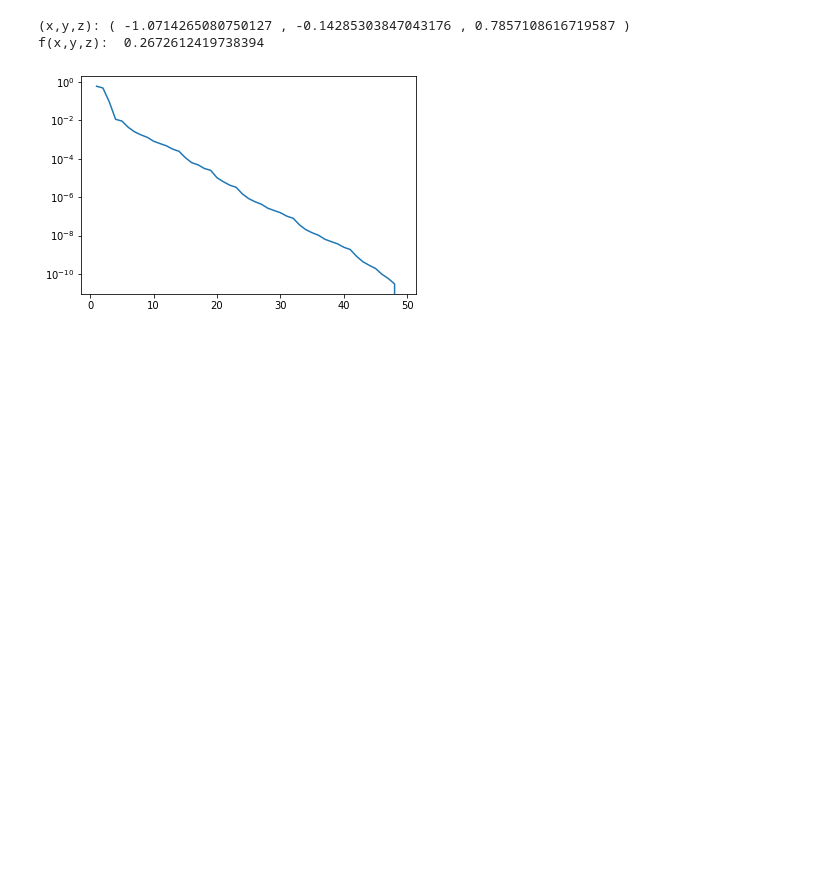
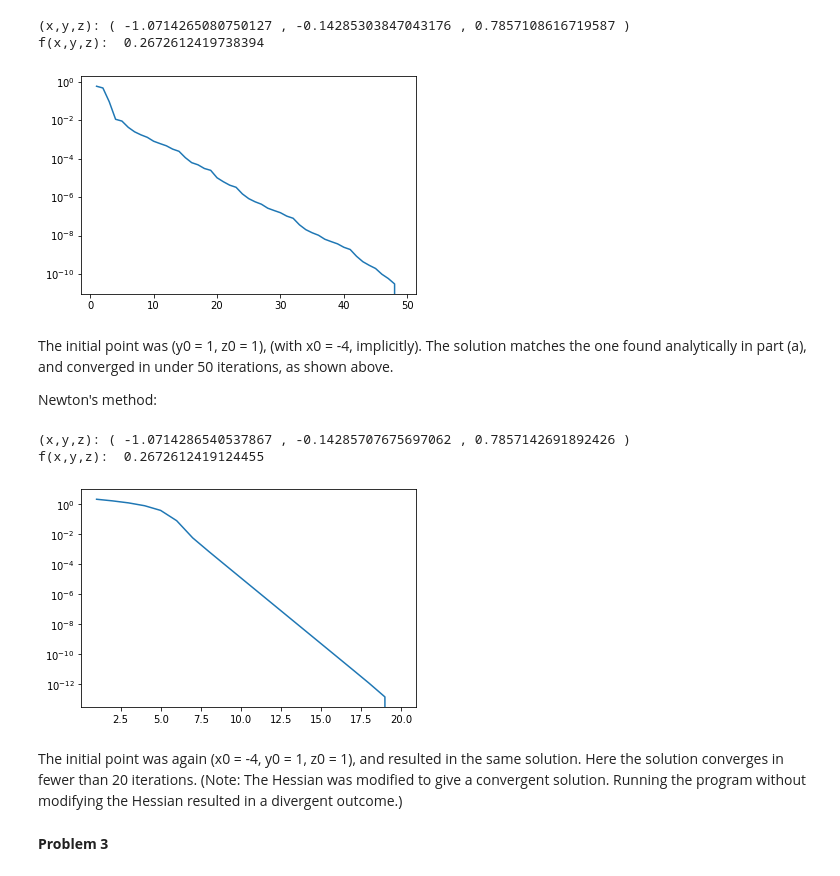
Before and after one commit to ShawnSchmucker/MAE-494-Fall-2022, a Jupyter notebook: MAE_494_HW_2.ipynb, the cells around one changed output. Drawn from its saved outputs; the diff is of its cells as text; code cells hidden in the pictures; blank space fills up the shorter version.

Commit message:
Did Newton's method part of 2b. Did 4 and 5

```diff
--- a/MAE_494_HW_2.ipynb
+++ b/MAE_494_HW_2.ipynb
@@ -165,3 +166,68 @@ plt.show()
 (x,y,z): ( -1.0714265080750127 , -0.14285303847043176 , 0.7857108616719587 )
 f(x,y,z):  0.2672612419738394
 [figure]
+# %% [markdown]
+The initial point was (y0 = 1, z0 = 1), (with x0 = -4, implicitly). The solution matches the one found analytically in part (a), and converged in under 50 iterations, as shown above.
+
+Newton's method:
+# %%
+import math
+import numpy as np
+import matplotlib.pyplot as plt
+
+def f(y, z):
+  return math.sqrt(5 + 5*y**2 - 8*y + 12*y*z - 14*z + 10*z**2)
+
+def g(y, z):
+  return [0.5 * (10*y - 8 + 12*z) / f(y, z), 0.5 * (12*y - 14 + 20*z) / f(y, z)]
+
+def H(y, z):
+  H11 = 10 / (2 * f(y, z)) - (10*y - 8 + 12*z)**2 / (4 * f(y, z)**3) + 10
+  H12 = 12 / (2 * f(y, z)) - (10*y - 8 + 12*z) * (12*y - 14 + 20*z) / (4 * f(y, z)**3) + 10
+  H21 = H12
+  H22 = 20 / (2 * f(y, z)) - (12*y - 14 + 20*z)**2 / (4 * f(y, z)**3) + 10
+  return [[H11, H12], [H21, H22]]
+
+def NM(y, z):
+  counter = 0
+  while math.fabs(g(y, z)[0]) > EPSILON and math.fabs(g(y, z)[1]) > EPSILON and counter < 100:
+    d = - np.matmul(np.linalg.inv(H(y, z)), g(y, z))
+    y += d[0]
+    z += d[1]
+    counter += 1
+    k.append(counter)
+    fk.append(f(y, z))
+  x = 1 - 2*y - 3*z
+  return [x, y, z]
+
+EPSILON = 1e-6
+
+y0 = 1
+z0 = 1
+
+k = []
+
+fk = []
+
+error = []
+
+xyz = NM(y0, z0)
+fs = f(xyz[1], xyz[2])
+
+print('(x,y,z): (', xyz[0], ',', xyz[1], ',', xyz[2], ')')
+print('f(x,y,z): ', fs)
+
+for fi in fk:
+  error.append(math.fabs(fi - fs))
+
+plt.plot(k, error)
+plt.yscale('log')
+plt.show()
+# %% [output]
+(x,y,z): ( -1.0714286540537867 , -0.14285707675697062 , 0.7857142691892426 )
+f(x,y,z):  0.2672612419124455
+[figure, added]
+# %% [markdown]
+The initial point was again (x0 = -4, y0 = 1, z0 = 1), and resulted in the same solution. Here the solution converges in fewer than 20 iterations. (Note: The Hessian was modified to give a convergent solution. Running the program without modifying the Hessian resulted in a divergent outcome.)
+# %% [markdown]
+**Problem 3**
```
Also changed, not shown: parts of 3 cells of this notebook.
